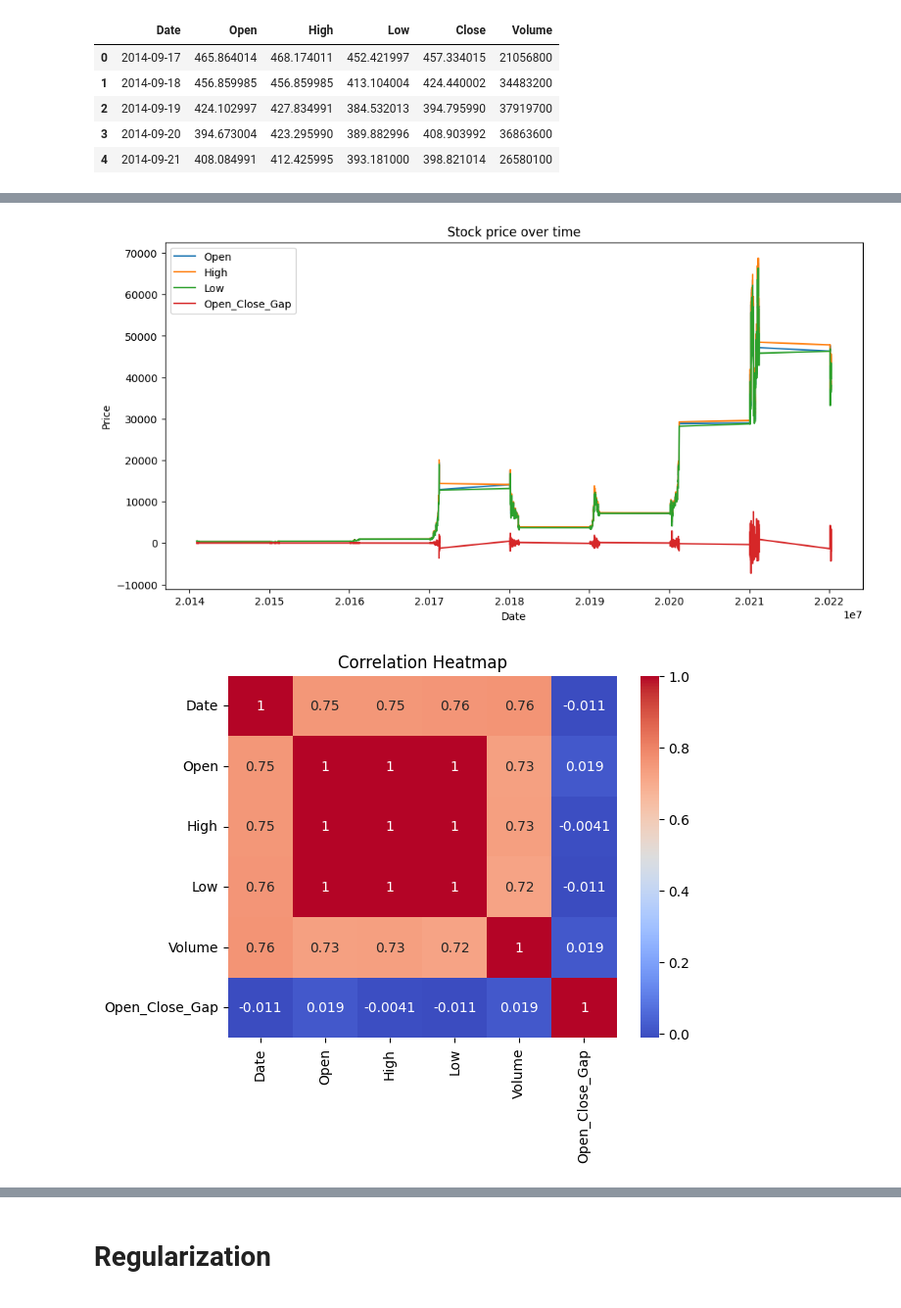
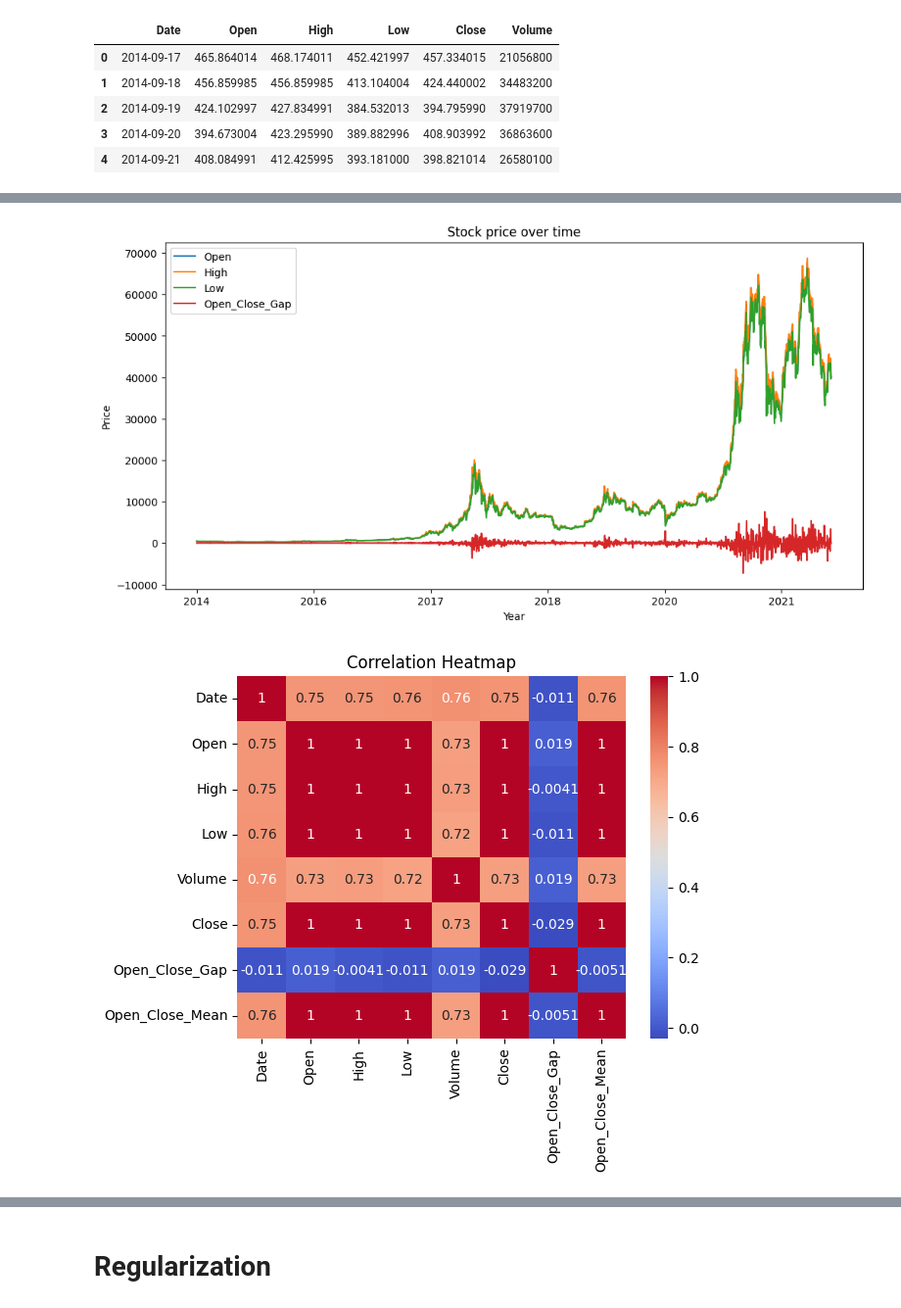
Before and after one commit to elonezra/deeplearningproject, a Jupyter notebook: final_project_deep_learning_course.ipynb, the cells around one changed output, grey strips where cells are left out. Shown at 98% size. Saved outputs shown, nothing was run; the diff lists cells and outputs as text; code cells hidden in the pictures.

```diff
--- a/final_project_deep_learning_course.ipynb
+++ b/final_project_deep_learning_course.ipynb
@@ -46,12 +57,10 @@ df.head()
 | 2 | 2014-09-19 | 424.102997 | 427.834991 | 384.532013 | 394.795990 | 37919700 |
 | 3 | 2014-09-20 | 394.673004 | 423.295990 | 389.882996 | 408.903992 | 36863600 |
 | 4 | 2014-09-21 | 408.084991 | 412.425995 | 393.181000 | 398.821014 | 26580100 |
-# %%
-# now we want to change the 'Close' column to be 'Open_Close_Gap' column because,
-# it's more common to predict the mean between the Open price and the Close price
-df['Close'].rename('Open_Close_Gap')
-df['Open_Close_Gap'] = (df['Open'] - df['Close'])
-df = df.drop(['Close'], axis=1)
+# %%
+# here we add some new columns to our dataframe to check which column is more important to our model
+df['Open_Close_Gap'] = (df['Open'] - df['Close'])
+df['Open_Close_Mean'] = (df['Open'] + df['Close'])/2
 # %%
 # In the code below we will see that our dataframe uses an object column which is not good
 # because we need a numeric dataframe so, we convert this column to int64 type
@@ -103,0 +113,3 @@ memory usage: 127.3 KB
+# %%
+df['Year'] = df['Date'].astype(str).str.slice(0, 4)
+df['Year']
@@ -104,6 +129,6 @@ memory usage: 127.3 KB
 # %%
 # Set 'Date' as the index
-df.set_index('Date', inplace=True)
+df.set_index('Year', inplace=True)
 
 # Plot the data
 df[['Open', 'High', 'Low', 'Open_Close_Gap']].plot(kind='line', figsize=(12,6))
@@ -111,15 +136,15 @@ plt.title('Stock price over time')
 plt.ylabel('Price')
 plt.show()
 # %% [output]
-[figure, old version]
+[figure, new version]
 # %%
 # Calculate the correlation matrix
 df = df.reset_index()
-corr = df[['Date', 'Open', 'High', 'Low', 'Volume', 'Open_Close_Gap']].corr()
+corr = df[['Date', 'Open', 'High', 'Low', 'Volume', 'Close', 'Open_Close_Gap', 'Open_Close_Mean']].corr()
 
 # Plot the heatmap
 sns.heatmap(corr, annot=True, cmap='coolwarm')
 plt.title('Correlation Heatmap')
 plt.show()
 # %% [output]
-[figure, old version]
+[figure, new version]
```
Also changed, not shown: parts of 10 cells of this notebook.
